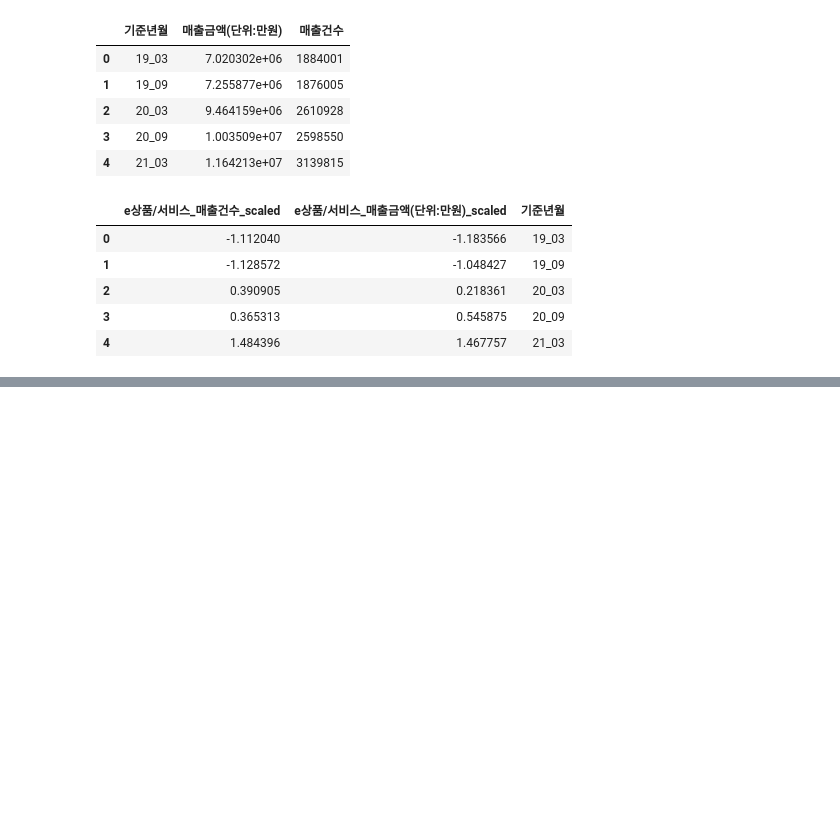
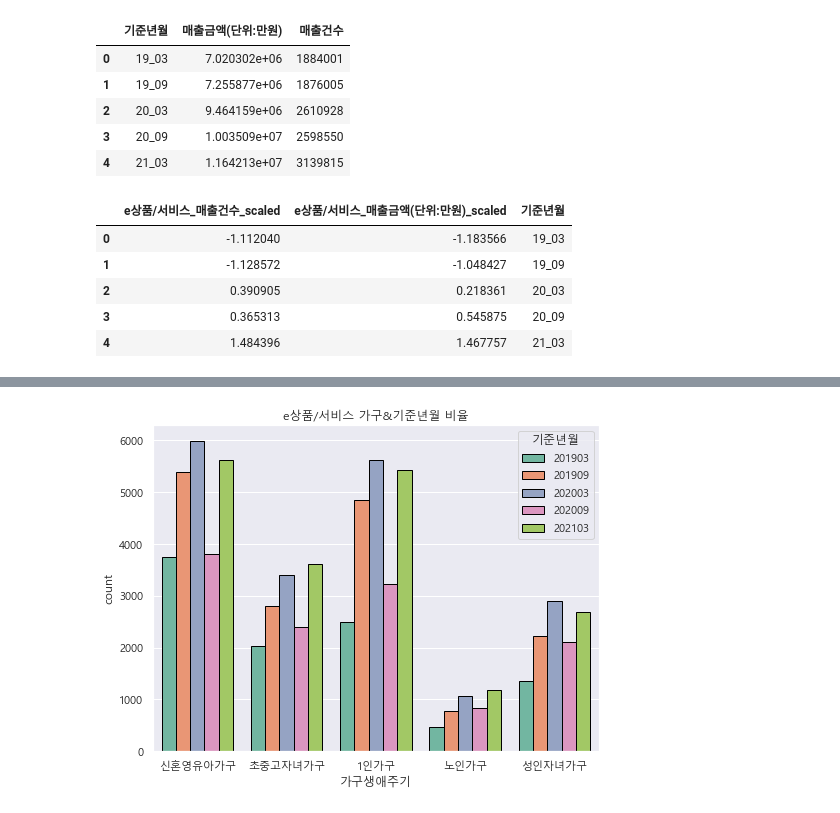
Before and after one commit to rootofdata/Financial-Security-Institute-NH, a Jupyter notebook: (시각화)4가지 대분류.ipynb, the cells around one changed output, grey strips where cells are left out. Cells and saved outputs as stored; diff of their text form; code cells hidden in the pictures; blank space fills up the shorter version.

```diff
--- a/(시각화)4가지 대분류.ipynb
+++ b/(시각화)4가지 대분류.ipynb
@@ -259,0 +306,8 @@ plt.show
+# %%
+#가구생애주기
+fig, ax = plt.subplots(1, 1, figsize = (8, 6))
+sns.countplot(x = '가구생애주기', data = data_e, edgecolor= 'black', palette='Set2', hue = '기준년월')
+ax.set_title('e상품/서비스 가구&기준년월 비율')
+plt.show()
+# %% [output]
+[figure, added]
```
Also changed, not shown: parts of 5 cells of this notebook.
